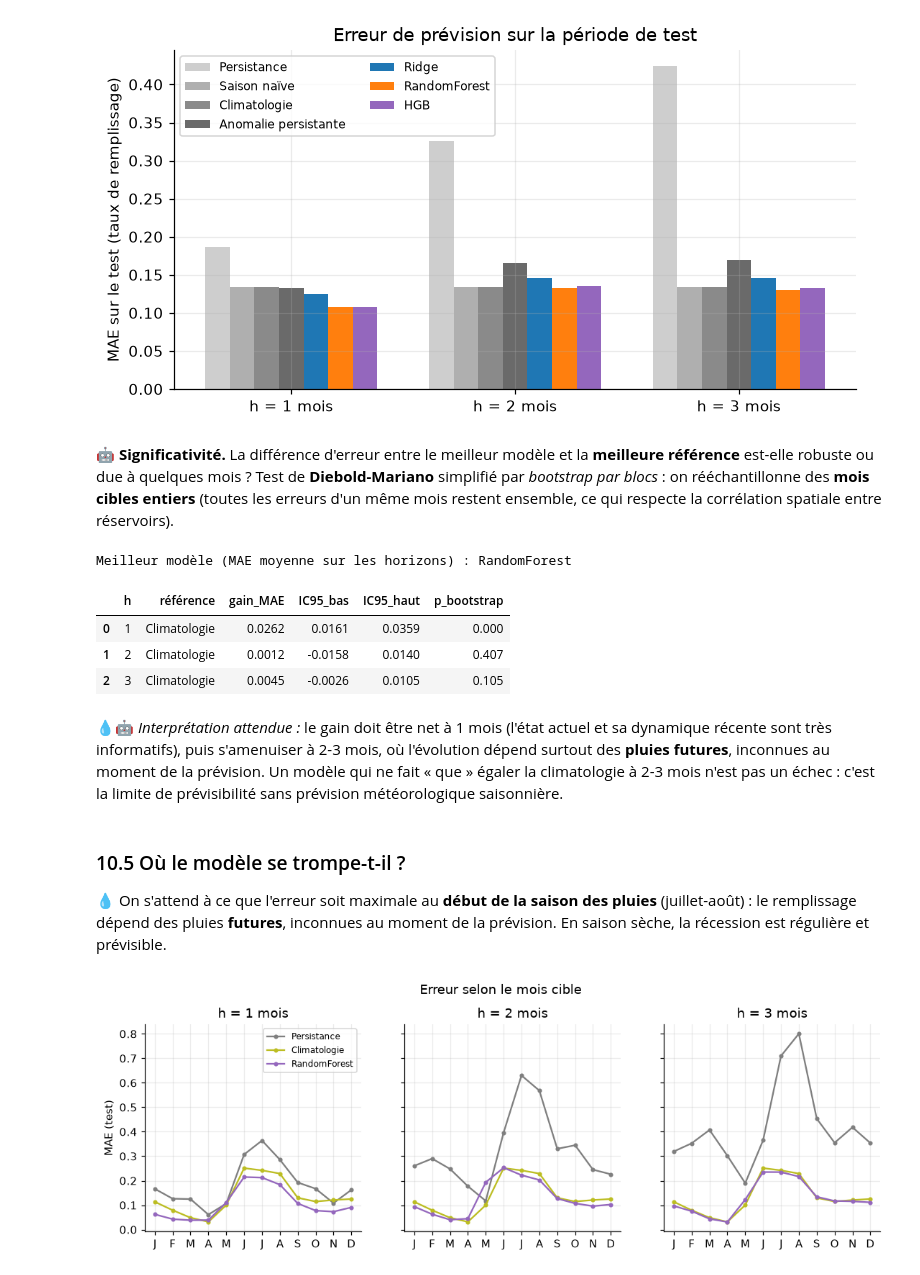
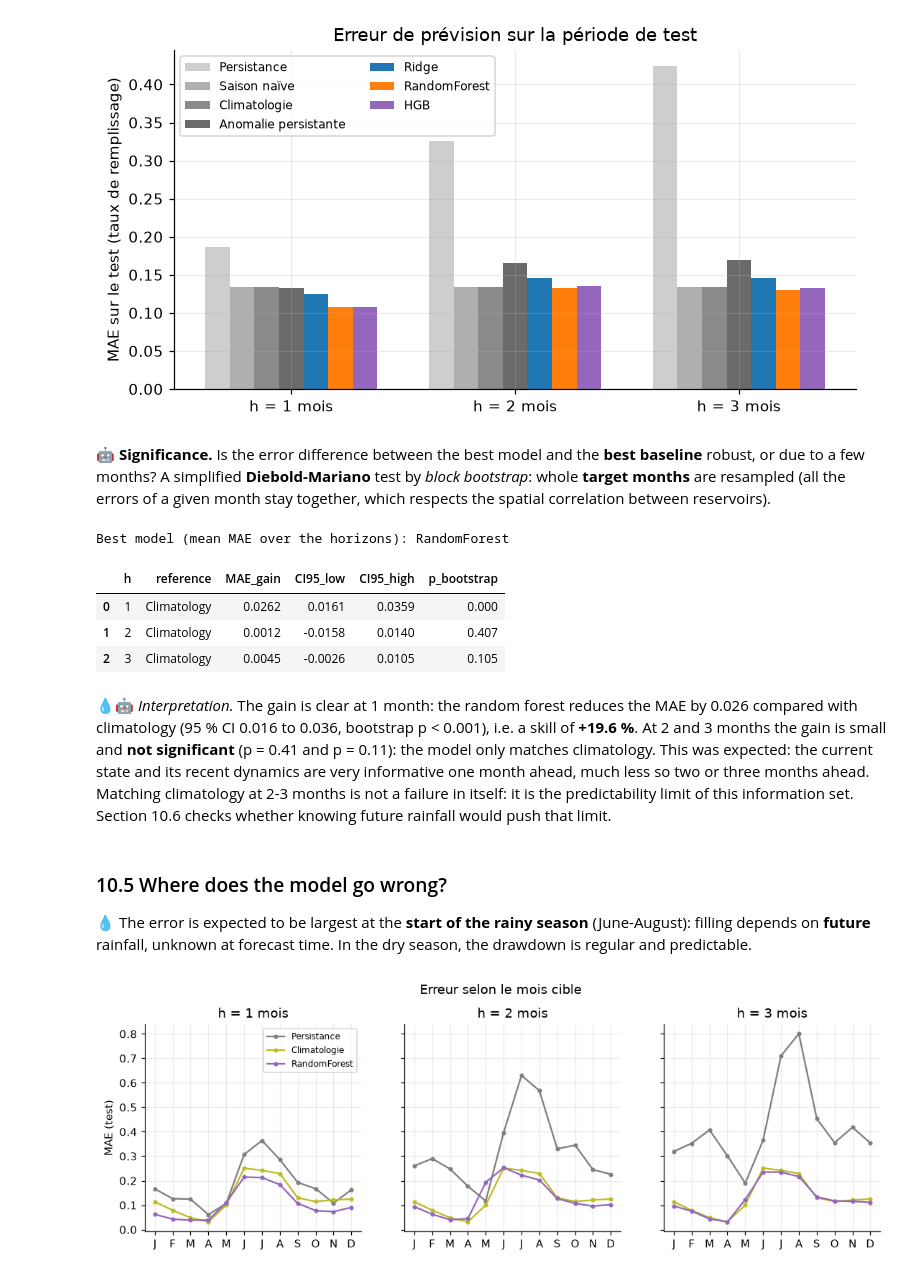
Before and after one commit to mysteriodataweb/waterTrack, a Jupyter notebook: backend/notebooks/WaterTracker_pipeline.ipynb, the cells around one changed output. Saved outputs shown, nothing was run; the diff lists cells and outputs as text; code cells hidden in the pictures.

```diff
--- a/backend/notebooks/WaterTracker_pipeline.ipynb
+++ b/backend/notebooks/WaterTracker_pipeline.ipynb
@@ -1787,8 +1835,8 @@ for h, df in sets.items():
     for split in ["valid", "test"]:
         d = df[df["split"] == split]
         for name, pred in baselines(d).items():
-            rows.append({"h": h, "jeu": split, "modèle": name, **regression_metrics(d["y"], pred)})
+            rows.append({"h": h, "set": split, "model": name, **regression_metrics(d["y"], pred)})
 baseline_scores = pd.DataFrame(rows)
-baseline_scores[baseline_scores.jeu == "valid"].pivot(index="modèle", columns="h", values="MAE").round(3)
+baseline_scores[baseline_scores["set"] == "valid"].pivot(index="model", columns="h", values="MAE").round(3)
 # %% [output]
 | h | 1 | 2 | 3 |
@@ -1802,5 +1850,5 @@ baseline_scores[baseline_scores.jeu == "valid"].pivot(index="modèle", columns="
 # %%
-valid_mae = baseline_scores[baseline_scores.jeu == "valid"].set_index(["h", "modèle"])["MAE"]
+valid_mae = baseline_scores[baseline_scores["set"] == "valid"].set_index(["h", "model"])["MAE"]
 BEST_BASELINE = {h: valid_mae.loc[h].idxmin() for h in HORIZONS}
-print("Meilleure référence (validation) :", BEST_BASELINE)
+print("Best baseline (validation):", BEST_BASELINE)
 # %% [output]
@@ -1908,14 +1956,14 @@ for h, df in sets.items():
         test_preds[h][cfg.kind] = pred
         fitted[(h, cfg.kind)] = (model, cfg["mode"])
     for name, pred in test_preds[h].items():
-        test_rows.append({"h": h, "modèle": name, **regression_metrics(te["y"], pred)})
+        test_rows.append({"h": h, "model": name, **regression_metrics(te["y"], pred)})
 test_scores = pd.DataFrame(test_rows)
-ref_mae = {h: test_scores[(test_scores.h == h) & (test_scores["modèle"] == BEST_BASELINE[h])]["MAE"].iloc[0]
+ref_mae = {h: test_scores[(test_scores.h == h) & (test_scores["model"] == BEST_BASELINE[h])]["MAE"].iloc[0]
            for h in HORIZONS}
 test_scores["Skill_vs_reference"] = 1 - test_scores["MAE"] / test_scores["h"].map(ref_mae)
 # %%
-order = ["Persistance", "Saison naïve", "Climatologie", "Anomalie persistante", "Ridge", "RandomForest", "HGB"]
-table = test_scores.set_index(["modèle", "h"])[["MAE", "RMSE", "NSE", "KGE", "Skill_vs_reference"]].unstack("h")
+order = ["Persistence", "Seasonal naive", "Climatology", "Persistent anomaly", "Ridge", "RandomForest", "HGB"]
+table = test_scores.set_index(["model", "h"])[["MAE", "RMSE", "NSE", "KGE", "Skill_vs_reference"]].unstack("h")
 table = table.reindex(order)
 table.to_csv(FIG_DIR.parent / "table_test_scores.csv")
 table.round(3)
@@ -1946,45 +1994,45 @@ plt.show()
 # %% [output]
 [figure]
 # %% [markdown]
-🤖 **Significativité.** La différence d'erreur entre le meilleur modèle et la **meilleure référence** est-elle robuste ou due à quelques mois ? Test de **Diebold-Mariano** simplifié par *bootstrap par blocs* : on rééchantillonne des **mois cibles entiers** (toutes les erreurs d'un même mois restent ensemble, ce qui respecte la corrélation spatiale entre réservoirs).
+🤖 **Significance.** Is the error difference between the best model and the **best baseline** robust, or due to a few months? A simplified **Diebold-Mariano** test by *block bootstrap*: whole **target months** are resampled (all the errors of a given month stay together, which respects the spatial correlation between reservoirs).
 # %%
 BEST_KIND = (
-    test_scores[test_scores["modèle"].isin(GRID)]
-    .groupby("modèle")["MAE"].mean().idxmin()
+    test_scores[test_scores["model"].isin(GRID)]
+    .groupby("model")["MAE"].mean().idxmin()
 )
-print(f"Meilleur modèle (MAE moyenne sur les horizons) : {BEST_KIND}")
+print(f"Best model (mean MAE over the horizons): {BEST_KIND}")
 
 
 def block_bootstrap_gain(df, pred_a, pred_b, n_boot=2000, seed=SEED):
     rng = np.random.default_rng(seed)
     e = pd.DataFrame({"m": df["target_date"].values,
                       "d": np.abs(df["y"].values - pred_b) - np.abs(df["y"].values - pred_a)})
     by_month = e.groupby("m")["d"].agg(["sum", "count"])
     idx = rng.integers(0, len(by_month), size=(n_boot, len(by_month)))
     s, c = by_month["sum"].values[idx].sum(1), by_month["count"].values[idx].sum(1)
     gains = s / c
     return e["d"].mean(), np.percentile(gains, [2.5, 97.5]), (gains <= 0).mean()
 
 
 rows = []
 for h, df in sets.items():
     te = df[df.split == "test"]
     g, ci, p = block_bootstrap_gain(te, test_preds[h][BEST_KIND], test_preds[h][BEST_BASELINE[h]])
-    rows.append({"h": h, "référence": BEST_BASELINE[h], "gain_MAE": g, "IC95_bas": ci[0], "IC95_haut": ci[1], "p_bootstrap": p})
+    rows.append({"h": h, "reference": BEST_BASELINE[h], "MAE_gain": g, "CI95_low": ci[0], "CI95_high": ci[1], "p_bootstrap": p})
 significance = pd.DataFrame(rows)
 significance.round(4)
 # %% [output]
-Meilleur modèle (MAE moyenne sur les horizons) : RandomForest
+Best model (mean MAE over the horizons): RandomForest
-|  | h | référence | gain_MAE | IC95_bas | IC95_haut | p_bootstrap |
-| 0 | 1 | Climatologie | 0.0262 | 0.0161 | 0.0359 | 0.000 |
-| 1 | 2 | Climatologie | 0.0012 | -0.0158 | 0.0140 | 0.407 |
-| 2 | 3 | Climatologie | 0.0045 | -0.0026 | 0.0105 | 0.105 |
+|  | h | reference | MAE_gain | CI95_low | CI95_high | p_bootstrap |
+| 0 | 1 | Climatology | 0.0262 | 0.0161 | 0.0359 | 0.000 |
+| 1 | 2 | Climatology | 0.0012 | -0.0158 | 0.0140 | 0.407 |
+| 2 | 3 | Climatology | 0.0045 | -0.0026 | 0.0105 | 0.105 |
 # %% [markdown]
-💧🤖 *Interprétation attendue :* le gain doit être net à 1 mois (l'état actuel et sa dynamique récente sont très informatifs), puis s'amenuiser à 2-3 mois, où l'évolution dépend surtout des **pluies futures**, inconnues au moment de la prévision. Un modèle qui ne fait « que » égaler la climatologie à 2-3 mois n'est pas un échec : c'est la limite de prévisibilité sans prévision météorologique saisonnière.
+💧🤖 *Interpretation.* The gain is clear at 1 month: the random forest reduces the MAE by 0.026 compared with climatology (95 % CI 0.016 to 0.036, bootstrap p < 0.001), i.e. a skill of **+19.6 %**. At 2 and 3 months the gain is small and **not significant** (p = 0.41 and p = 0.11): the model only matches climatology. This was expected: the current state and its recent dynamics are very informative one month ahead, much less so two or three months ahead. Matching climatology at 2-3 months is not a failure in itself: it is the predictability limit of this information set. Section 10.6 checks whether knowing future rainfall would push that limit.
 # %% [markdown]
-### 10.5 Où le modèle se trompe-t-il ?
+### 10.5 Where does the model go wrong?
 
-💧 On s'attend à ce que l'erreur soit maximale au **début de la saison des pluies** (juillet-août) : le remplissage dépend des pluies **futures**, inconnues au moment de la prévision. En saison sèche, la récession est régulière et prévisible.
+💧 The error is expected to be largest at the **start of the rainy season** (June-August): filling depends on **future** rainfall, unknown at forecast time. In the dry season, the drawdown is regular and predictable.
 # %%
 fig, axes = plt.subplots(1, len(HORIZONS), figsize=(12, 3.4), sharey=True)
 for ax, h in zip(axes, HORIZONS):
```
Also changed, not shown: parts of 201 cells of this notebook, 13 other files.
